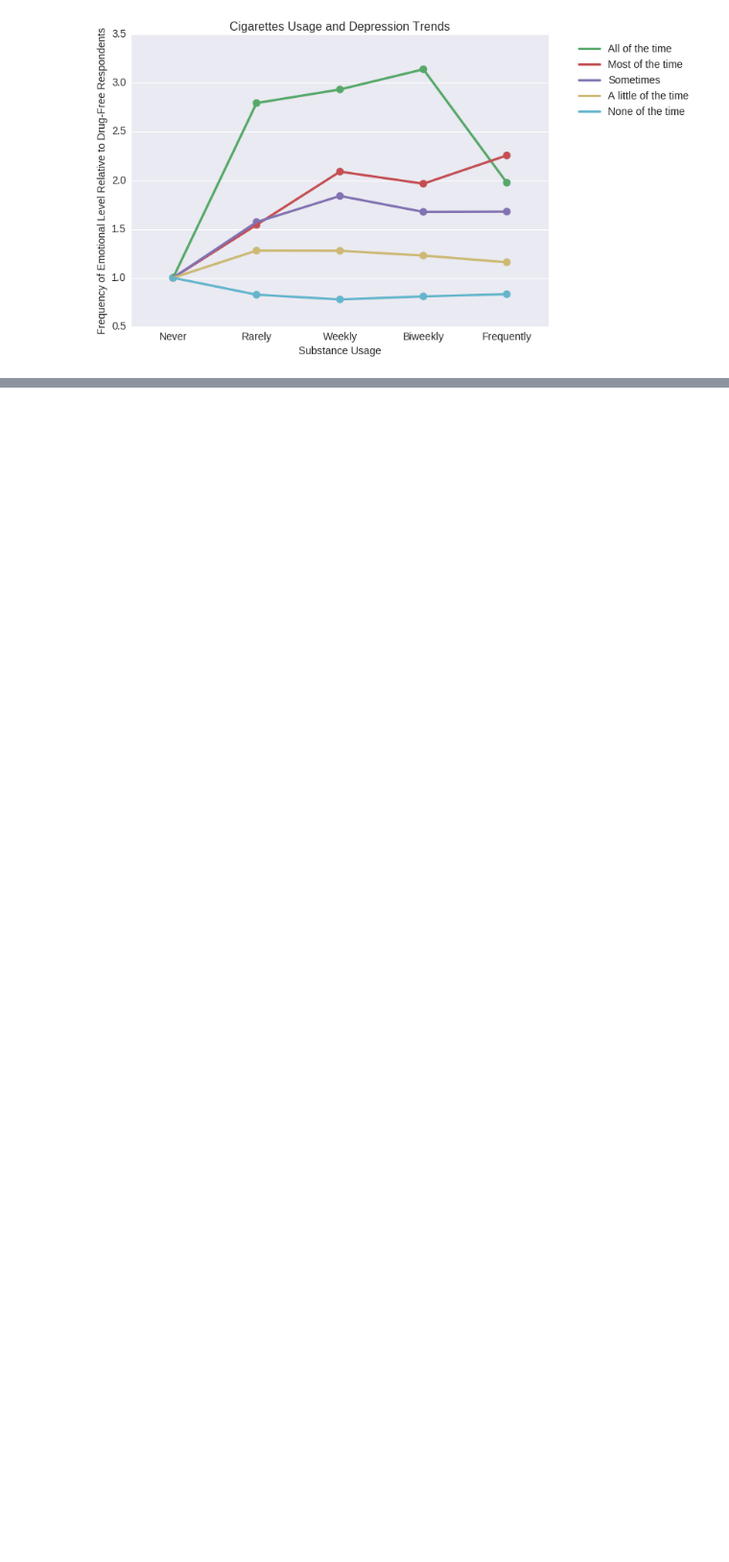
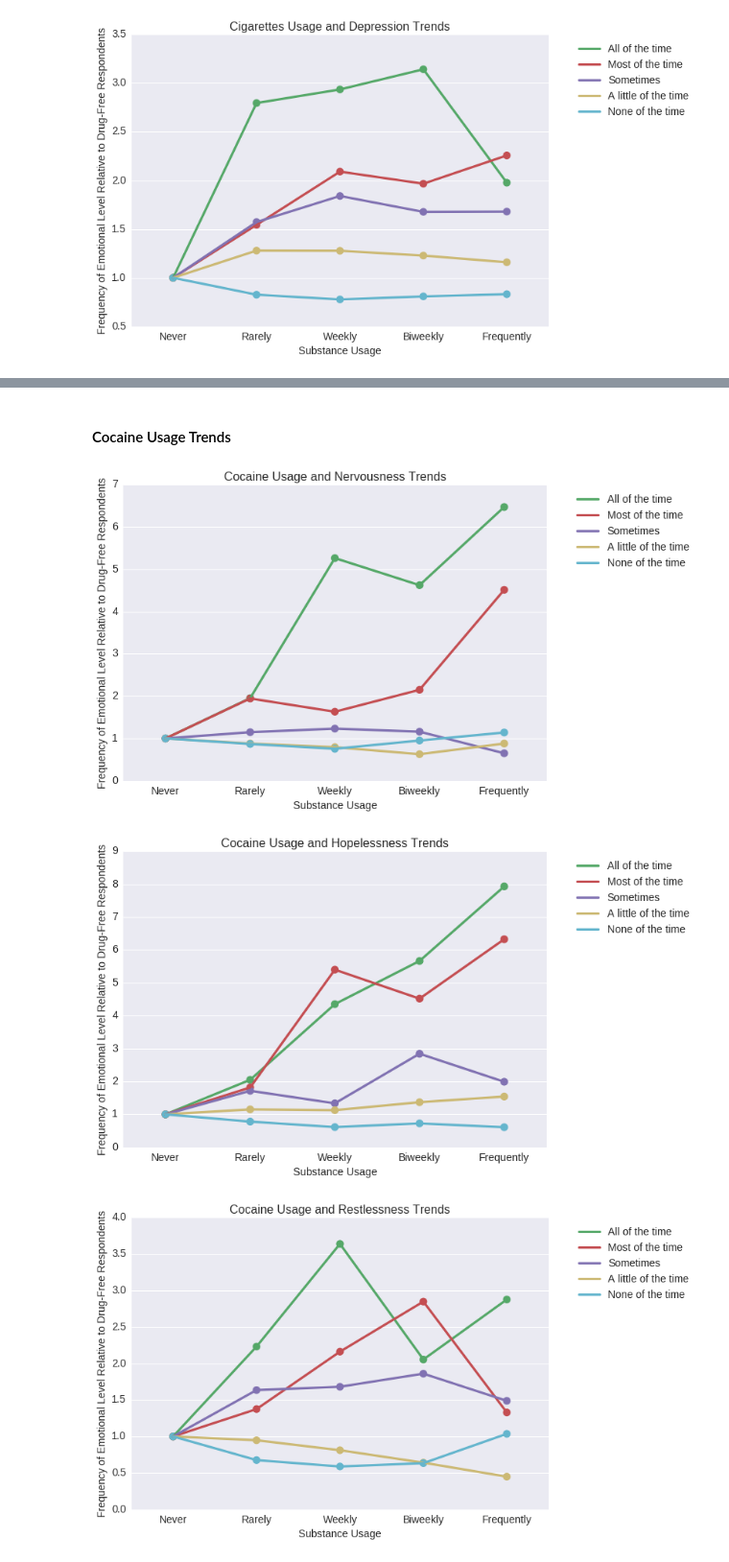
Before and after one commit to greenteawarrior/DataScience16CTW, a Jupyter notebook: drug_usage_health_next_steps_emily.ipynb, the cells around one changed output, grey strips where cells are left out. Shown at 96% size. Saved outputs shown, nothing was run; the diff lists cells and outputs as text; code cells hidden in the pictures; blank space fills up the shorter version.

```diff
--- a/drug_usage_health_next_steps_emily.ipynb
+++ b/drug_usage_health_next_steps_emily.ipynb
@@ -131,0 +187,11 @@ mh_compare(df, "CIG30USE", "DSTCHR30", "Cigarettes", "Depression", save=False)
+# %% [markdown]
+#### Cocaine Usage Trends
+# %%
+mh_compare(df, "COCUS30A", "DSTNRV30", "Cocaine", "Nervousness", save=False)
+mh_compare(df, "COCUS30A", "DSTHOP30", "Cocaine", "Hopelessness", save=False)
+mh_compare(df, "COCUS30A", "DSTRST30", "Cocaine", "Restlessness", save=False)
+mh_compare(df, "COCUS30A", "DSTCHR30", "Cocaine", "Depression", save=False)
+# %% [output]
+[figure, added]
+[figure, added]
+[figure, added]
```
Also changed, not shown: parts of 13 cells of this notebook.
